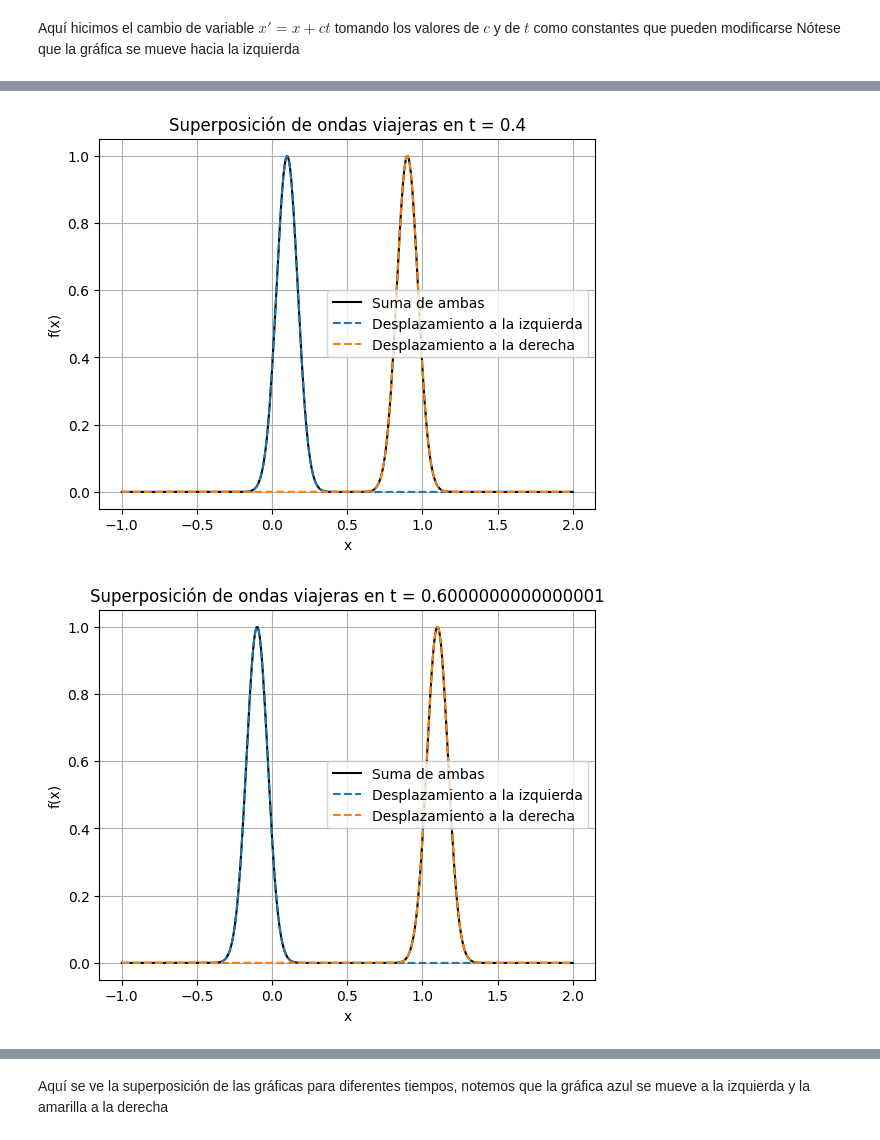
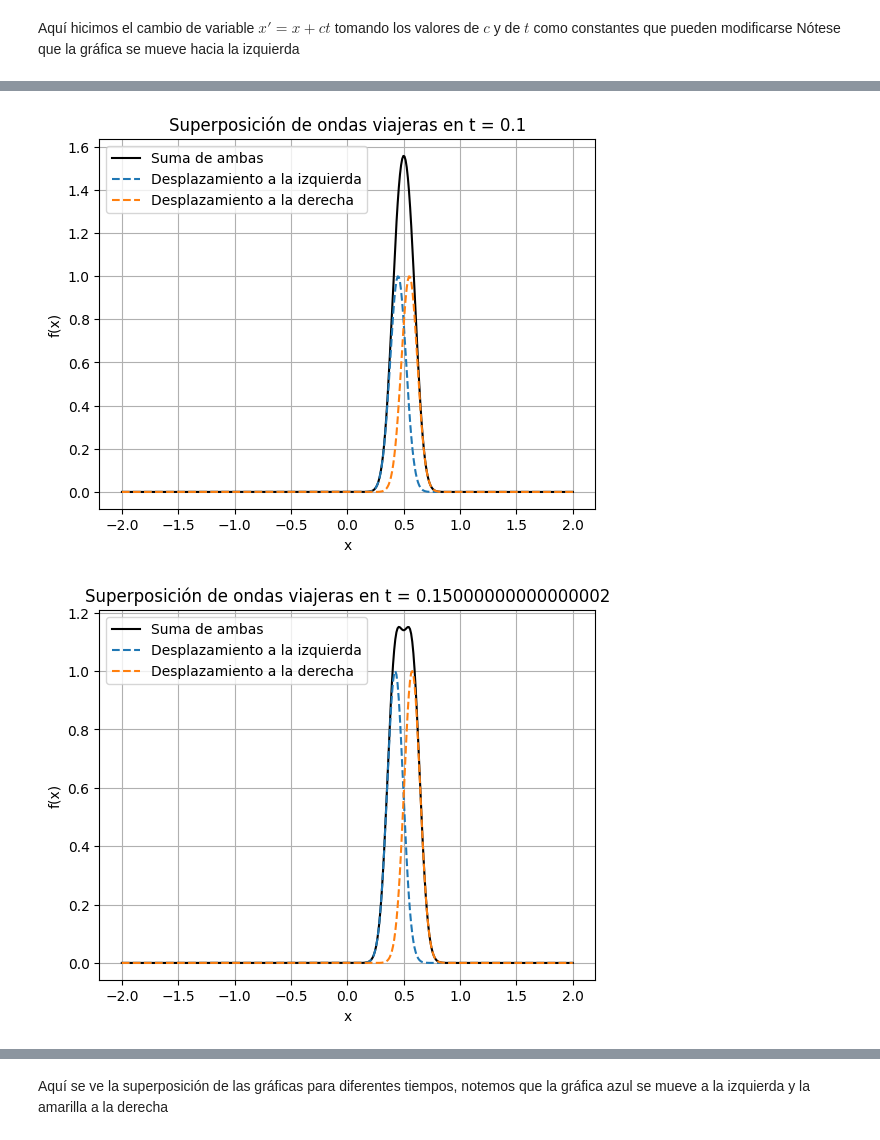
Before and after one commit to Andres-Gress/EDP_II, a Jupyter notebook: Ondas_viajeras.ipynb, the cells around one changed output, grey strips where cells are left out. Drawn from its saved outputs; the diff is of its cells as text; code cells hidden in the pictures.

```diff
--- a/Ondas_viajeras.ipynb
+++ b/Ondas_viajeras.ipynb
@@ -66,10 +66,10 @@ Nótese que la gráfica se mueve hacia la izquierda
 import numpy as np
 import matplotlib.pyplot as plt
 
-c = 1
-x = np.linspace(-1, 2, 400)
+c = 0.5
+x = np.linspace(-2, 2, 400)
 
-for t in np.arange(0, 1, 0.2):
+for t in np.arange(0, 0.5, 0.05):
     x1 = x + c * t
     x2 = x - c * t
 
@@ -92,2 +92,2 @@ for t in np.arange(0, 1, 0.2):
-[figure, old version]
+[figure, new version]
-[figure, old version]
+[figure, new version]
```
Also changed, not shown: parts of 1 cell of this notebook.
